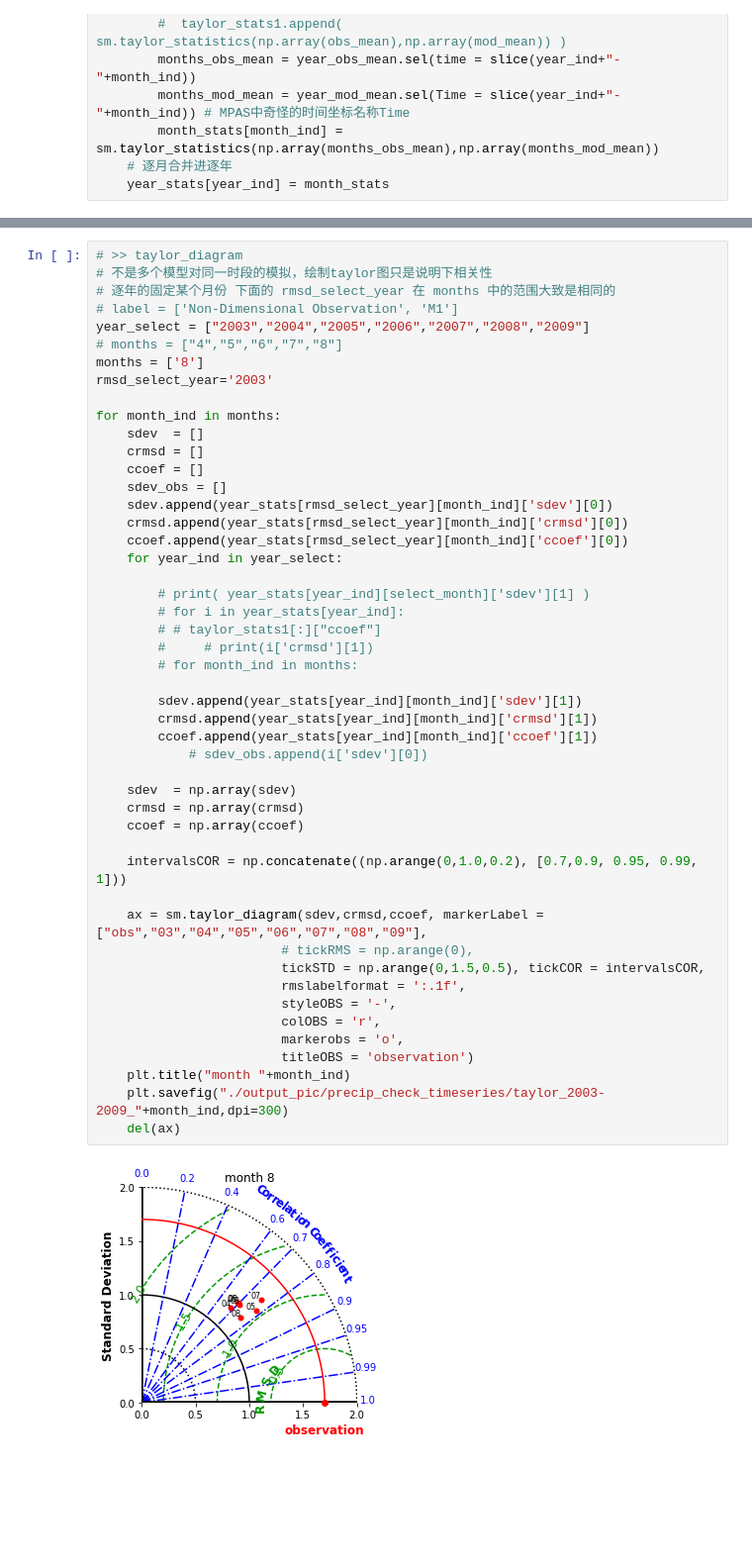
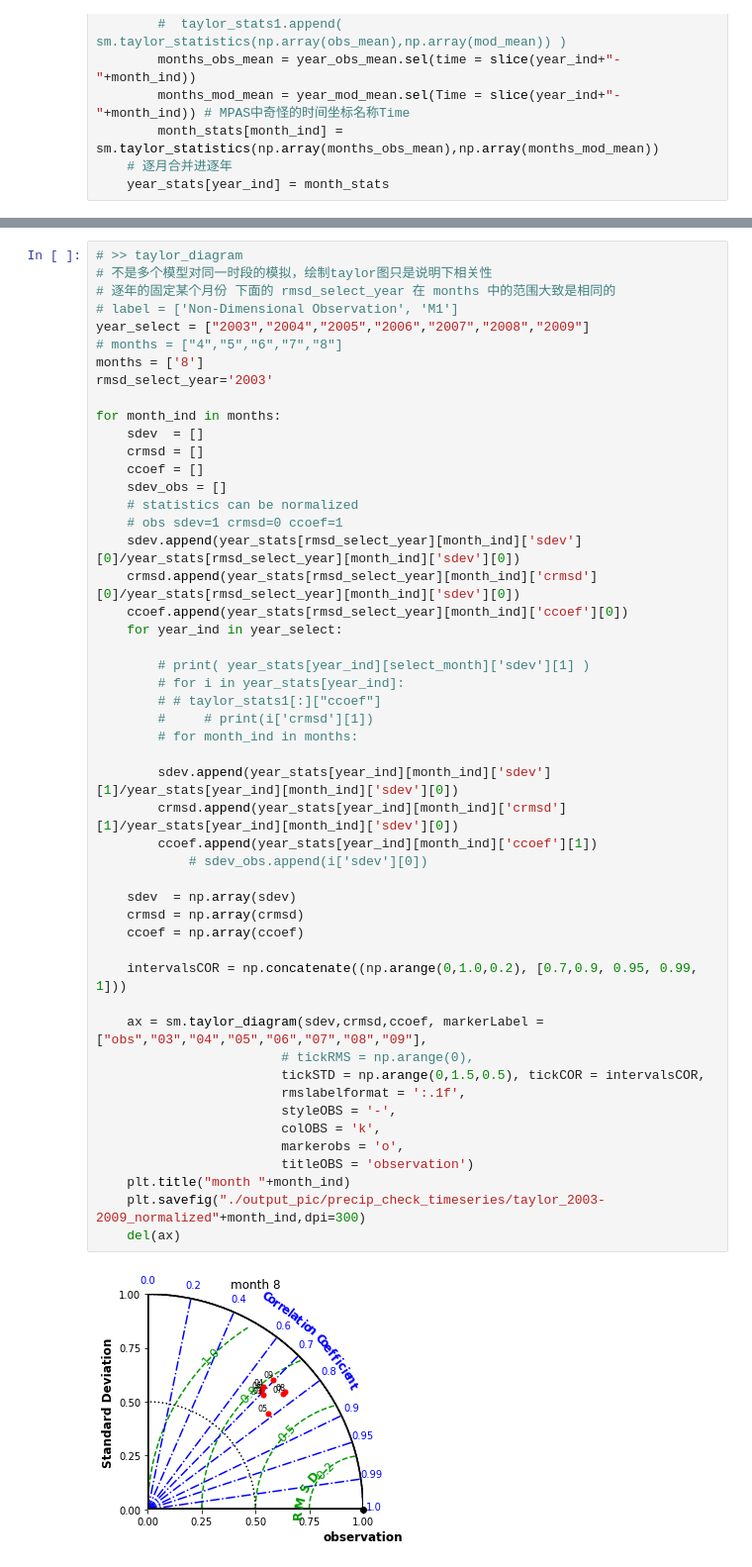
Before and after one commit to dozerlcl/MPAS_case_study, a Jupyter notebook: case_template/92-25km_vr_case_postprocess/visualization/check_cmorph/precip_time_taylor.ipynb, the cells around one changed output, grey strips where cells are left out. Shown at 99% size. Cells and saved outputs as stored; diff of their text form; blank space fills up the shorter version.

Commit message:
normalized taylor diagram

```diff
--- a/case_template/92-25km_vr_case_postprocess/visualization/check_cmorph/precip_time_taylor.ipynb
+++ b/case_template/92-25km_vr_case_postprocess/visualization/check_cmorph/precip_time_taylor.ipynb
@@ -48,38 +54,40 @@ for month_ind in months:
     crmsd = []
     ccoef = []
     sdev_obs = []
-    sdev.append(year_stats[rmsd_select_year][month_ind]['sdev'][0])
-    crmsd.append(year_stats[rmsd_select_year][month_ind]['crmsd'][0])
+    # statistics can be normalized
+    # obs sdev=1 crmsd=0 ccoef=1
+    sdev.append(year_stats[rmsd_select_year][month_ind]['sdev'][0]/year_stats[rmsd_select_year][month_ind]['sdev'][0])
+    crmsd.append(year_stats[rmsd_select_year][month_ind]['crmsd'][0]/year_stats[rmsd_select_year][month_ind]['sdev'][0])
     ccoef.append(year_stats[rmsd_select_year][month_ind]['ccoef'][0])
     for year_ind in year_select:
 
         # print( year_stats[year_ind][select_month]['sdev'][1] )
         # for i in year_stats[year_ind]:
         # # taylor_stats1[:]["ccoef"]
         #     # print(i['crmsd'][1])
         # for month_ind in months:
 
-        sdev.append(year_stats[year_ind][month_ind]['sdev'][1])
-        crmsd.append(year_stats[year_ind][month_ind]['crmsd'][1])
+        sdev.append(year_stats[year_ind][month_ind]['sdev'][1]/year_stats[year_ind][month_ind]['sdev'][0])
+        crmsd.append(year_stats[year_ind][month_ind]['crmsd'][1]/year_stats[year_ind][month_ind]['sdev'][0])
         ccoef.append(year_stats[year_ind][month_ind]['ccoef'][1])
             # sdev_obs.append(i['sdev'][0])
 
     sdev  = np.array(sdev)
     crmsd = np.array(crmsd)
     ccoef = np.array(ccoef)
 
     intervalsCOR = np.concatenate((np.arange(0,1.0,0.2), [0.7,0.9, 0.95, 0.99, 1]))
 
     ax = sm.taylor_diagram(sdev,crmsd,ccoef, markerLabel = ["obs","03","04","05","06","07","08","09"],
                         # tickRMS = np.arange(0),
                         tickSTD = np.arange(0,1.5,0.5), tickCOR = intervalsCOR,
                         rmslabelformat = ':.1f',
                         styleOBS = '-',
-                        colOBS = 'r',
+                        colOBS = 'k',
                         markerobs = 'o',
                         titleOBS = 'observation')
     plt.title("month "+month_ind)
-    plt.savefig("./output_pic/precip_check_timeseries/taylor_2003-2009_"+month_ind,dpi=300)
+    plt.savefig("./output_pic/precip_check_timeseries/taylor_2003-2009_normalized"+month_ind,dpi=300)
     del(ax)
 # %% [output]
-[figure, old version]
+[figure, new version]
```
Also changed, not shown: parts of 3 cells of this notebook, 1 other file.
